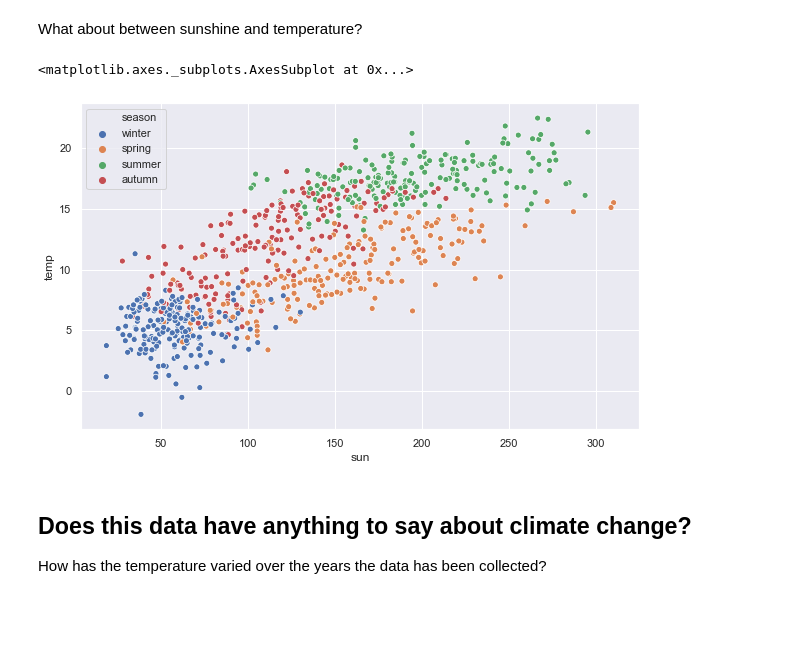
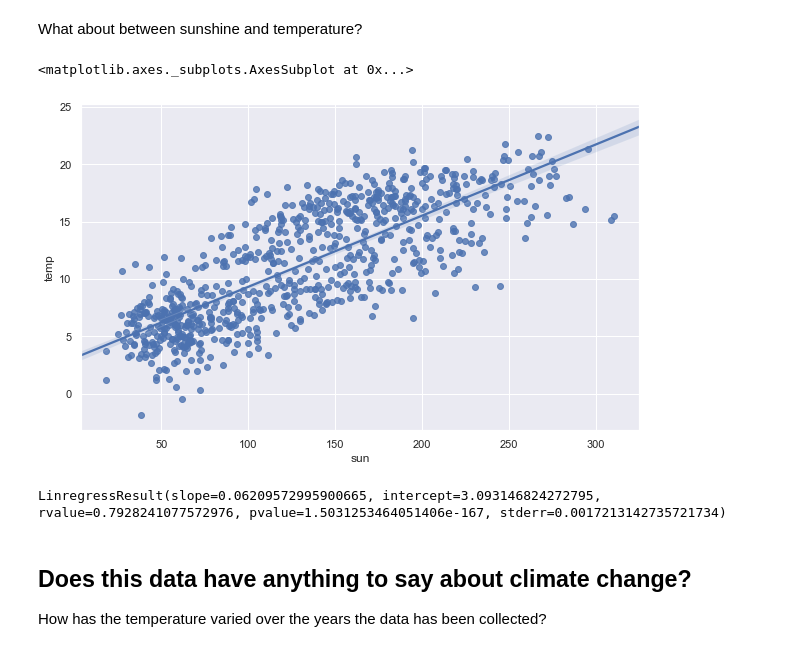
Before and after one commit to milesberry/ds4k12, a Jupyter notebook: atm2021.ipynb, the cells around one changed output. Drawn from its saved outputs; the diff is of its cells as text; code cells hidden in the pictures; blank space fills up the shorter version.

```diff
--- a/atm2021.ipynb
+++ b/atm2021.ipynb
@@ -599,10 +541,14 @@ sns.scatterplot(dataset.rain,dataset.temp,hue=dataset.season)
 # %% [markdown]
 What about between sunshine and temperature?
+# %%
+sns.regplot('sun','temp',data=dataset)
+# %% [output]
+<matplotlib.axes._subplots.AxesSubplot at 0x...>
+[figure, added]
 # %%
-sns.scatterplot(dataset.sun,dataset.temp,hue=dataset.season)
+stats.linregress(dataset.dropna().sun,dataset.dropna().temp)
 # %% [output]
-<matplotlib.axes._subplots.AxesSubplot at 0x...>
+LinregressResult(slope=0.06209572995900665, intercept=3.093146824272795, rvalue=0.7928241077572976, pvalue=1.5031253464051406e-167, stderr=0.0017213142735721734)
-[figure, removed]
 # %% [markdown]
 ## Does this data have anything to say about climate change?
 
```
Also changed, not shown: parts of 53 cells of this notebook, 1 other file.
